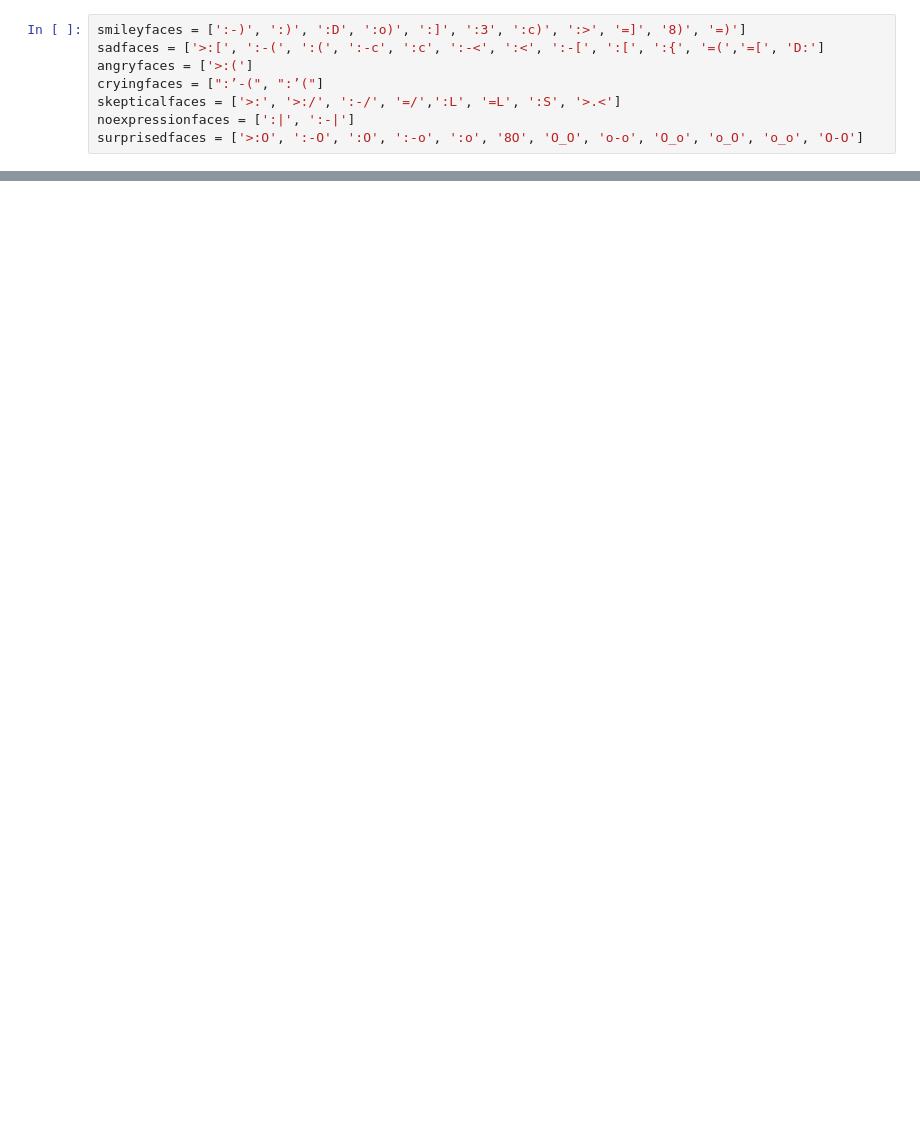
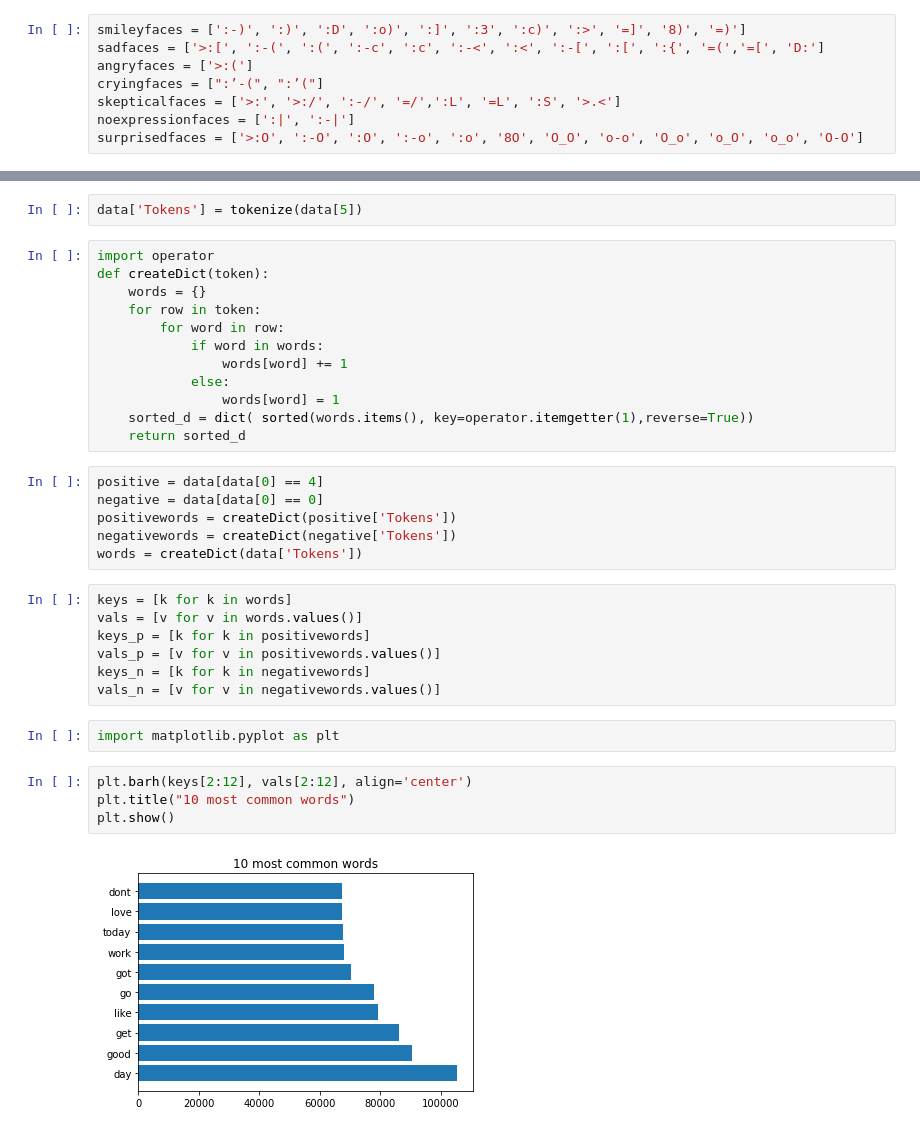
Before and after one commit to BrooksDiwu/MoodPrediction, a Jupyter notebook: EDA2.ipynb, the cells around one changed output, grey strips where cells are left out. Drawn from its saved outputs; the diff is of its cells as text; blank space fills up the shorter version.

```diff
--- a/EDA2.ipynb
+++ b/EDA2.ipynb
@@ -47,0 +81,35 @@ def cleanText(wordSeries):
+# %%
+data['Tokens'] = tokenize(data[5])
+# %%
+import operator
+def createDict(token):
+    words = {}
+    for row in token:
+        for word in row:
+            if word in words:
+                words[word] += 1
+            else:
+                words[word] = 1
+    sorted_d = dict( sorted(words.items(), key=operator.itemgetter(1),reverse=True))
+    return sorted_d
+# %%
+positive = data[data[0] == 4]
+negative = data[data[0] == 0]
+positivewords = createDict(positive['Tokens'])
+negativewords = createDict(negative['Tokens'])
+words = createDict(data['Tokens'])
+# %%
+keys = [k for k in words]
+vals = [v for v in words.values()]
+keys_p = [k for k in positivewords]
+vals_p = [v for v in positivewords.values()]
+keys_n = [k for k in negativewords]
+vals_n = [v for v in negativewords.values()]
+# %%
+import matplotlib.pyplot as plt
+# %%
+plt.barh(keys[2:12], vals[2:12], align='center')
+plt.title("10 most common words")
+plt.show()
+# %% [output]
+[figure, added]
```
Also changed, not shown: parts of 13 cells of this notebook, 1 other file.
